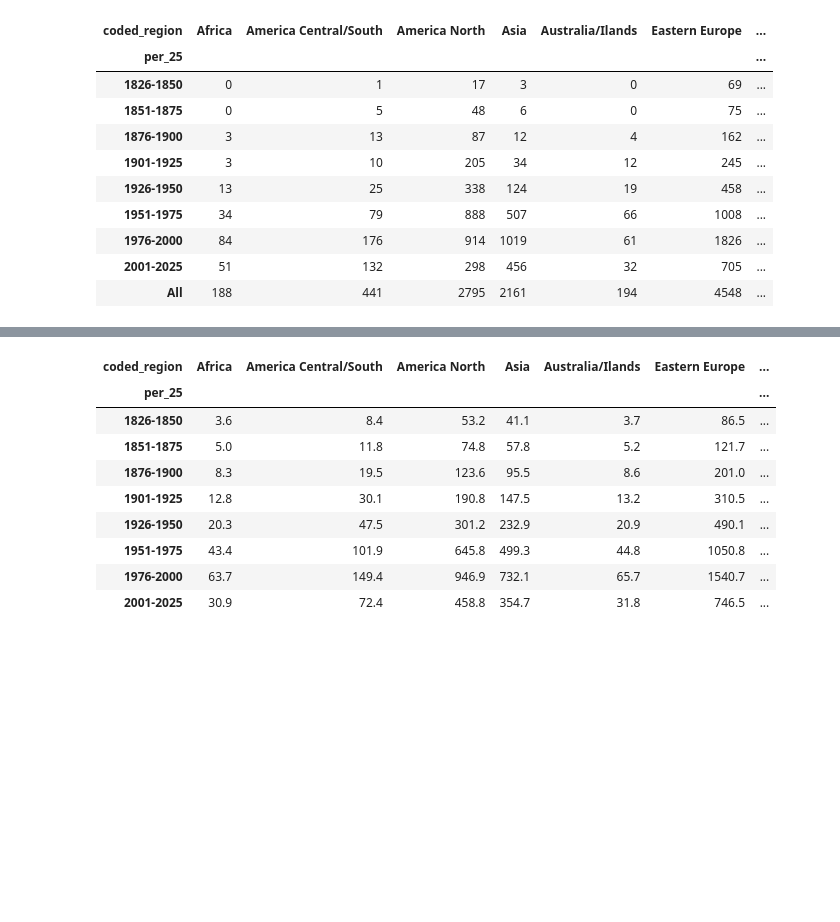
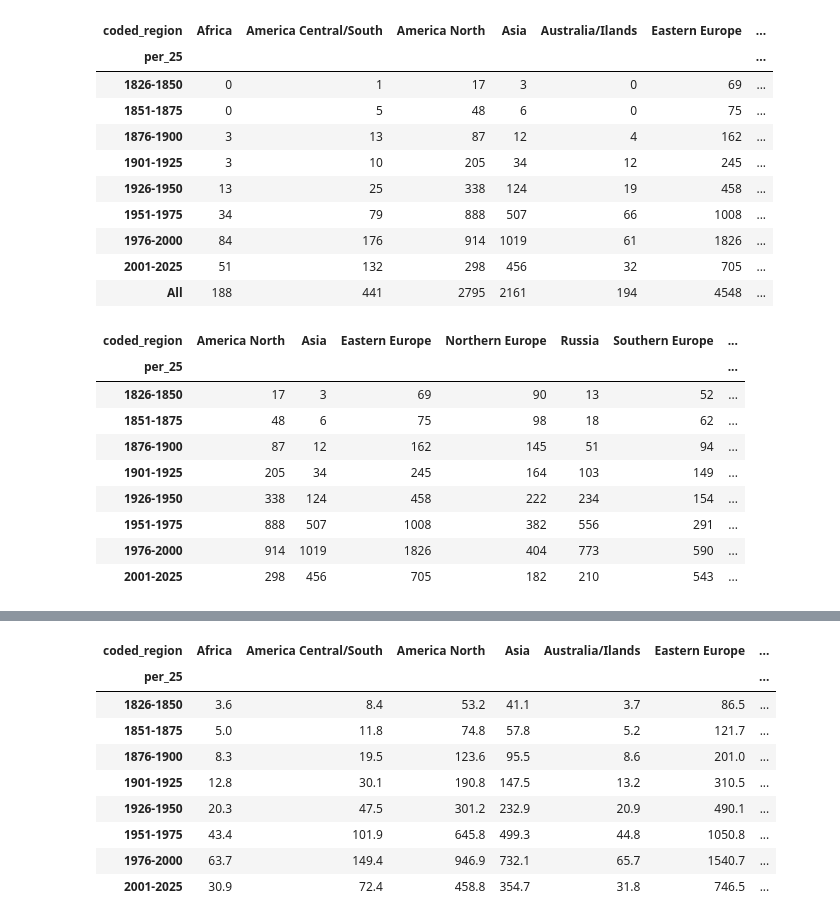
Before and after one commit to Sciences-historiques-numeriques/astronomers, a Jupyter notebook: notebooks_jupyter/wikidata_exploration/da3_distribution_continents_triplestore.ipynb, the cells around one changed output, grey strips where cells are left out. Drawn from its saved outputs; the diff is of its cells as text; code cells hidden in the pictures; blank space fills up the shorter version.

```diff
--- a/notebooks_jupyter/wikidata_exploration/da3_distribution_continents_triplestore.ipynb
+++ b/notebooks_jupyter/wikidata_exploration/da3_distribution_continents_triplestore.ipynb
@@ -329,4 +331,20 @@ per_vs_region
 | 1976-2000 | 84 | 176 | 914 | 1019 | 61 | 1826 | ... |
 | 2001-2025 | 51 | 132 | 298 | 456 | 32 | 705 | ... |
 | All | 188 | 441 | 2795 | 2161 | 194 | 4548 | ... |
+# %%
+### If needed, you could restrict to a minimal count and having thus
+# all the periods but with less regions
+X_reg_all_period = per_vs_region.loc[:, per_vs_region.iloc[-1] > 500].iloc[:-1, :-1 ]
+X_reg_all_period
+# %% [output]
+| coded_region | America North | Asia | Eastern Europe | Northern Europe | Russia | Southern Europe | ... |
+| per_25 |  |  |  |  |  |  | ... |
+| 1826-1850 | 17 | 3 | 69 | 90 | 13 | 52 | ... |
+| 1851-1875 | 48 | 6 | 75 | 98 | 18 | 62 | ... |
+| 1876-1900 | 87 | 12 | 162 | 145 | 51 | 94 | ... |
+| 1901-1925 | 205 | 34 | 245 | 164 | 103 | 149 | ... |
+| 1926-1950 | 338 | 124 | 458 | 222 | 234 | 154 | ... |
+| 1951-1975 | 888 | 507 | 1008 | 382 | 556 | 291 | ... |
+| 1976-2000 | 914 | 1019 | 1826 | 404 | 773 | 590 | ... |
+| 2001-2025 | 298 | 456 | 705 | 182 | 210 | 543 | ... |
 # %%
```
Also changed, not shown: parts of 22 cells of this notebook.
